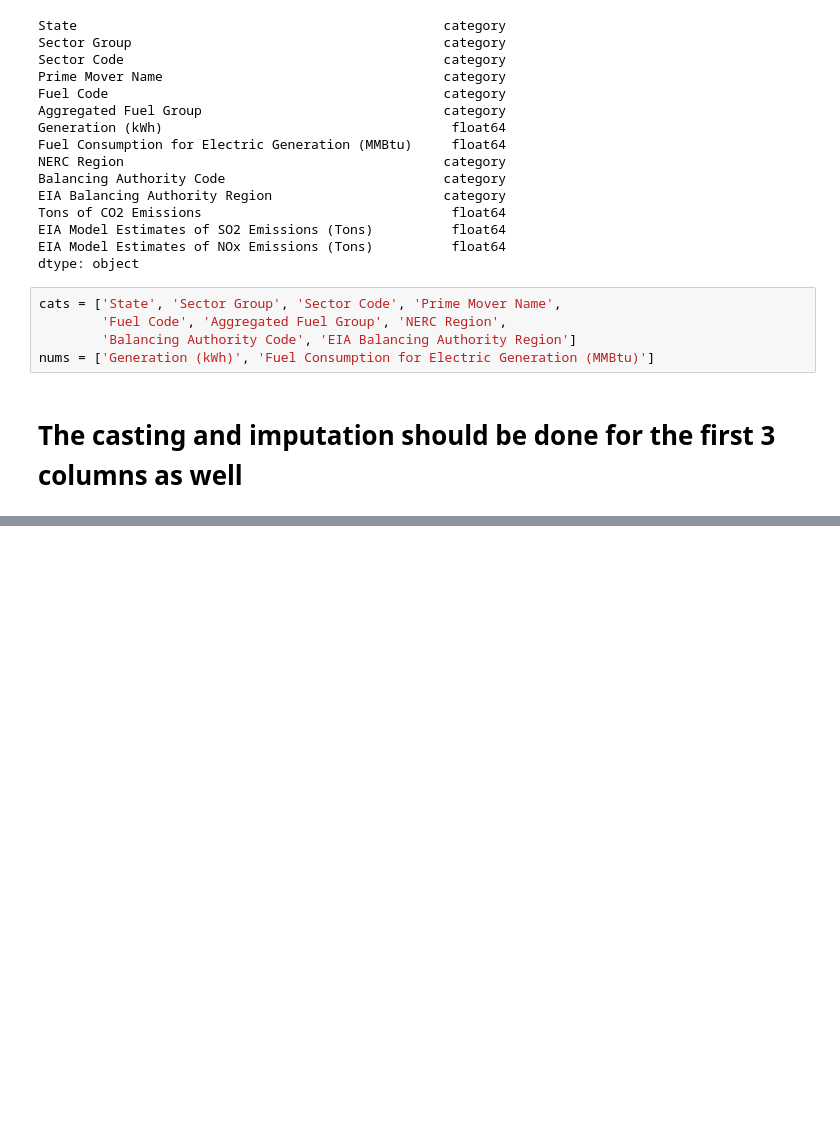
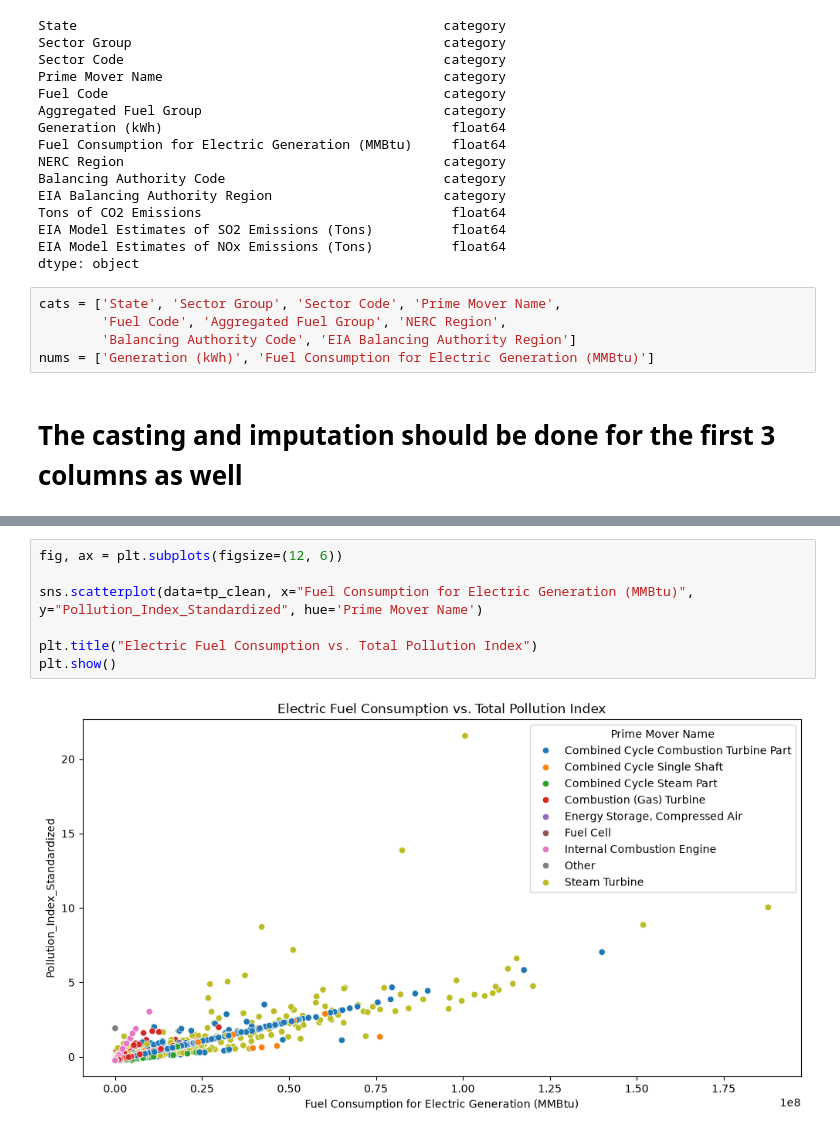
Before and after one commit to MaxwellCooper1/Machine-Learning-Final-Project, a Jupyter notebook: merged_plant_pollution_v2.ipynb, the cells around one changed output, grey strips where cells are left out. Saved outputs shown, nothing was run; the diff lists cells and outputs as text; blank space fills up the shorter version.

```diff
--- a/merged_plant_pollution_v2.ipynb
+++ b/merged_plant_pollution_v2.ipynb
@@ -225,0 +269,9 @@ nums = ['Generation (kWh)', 'Fuel Consumption for Electric Generation (MMBtu)']
+# %%
+fig, ax = plt.subplots(figsize=(12, 6))
+
+sns.scatterplot(data=tp_clean, x="Fuel Consumption for Electric Generation (MMBtu)", y="Pollution_Index_Standardized", hue='Prime Mover Name')
+
+plt.title("Electric Fuel Consumption vs. Total Pollution Index")
+plt.show()
+# %% [output]
+[figure, added]
```
Also changed, not shown: parts of 6 cells of this notebook.
